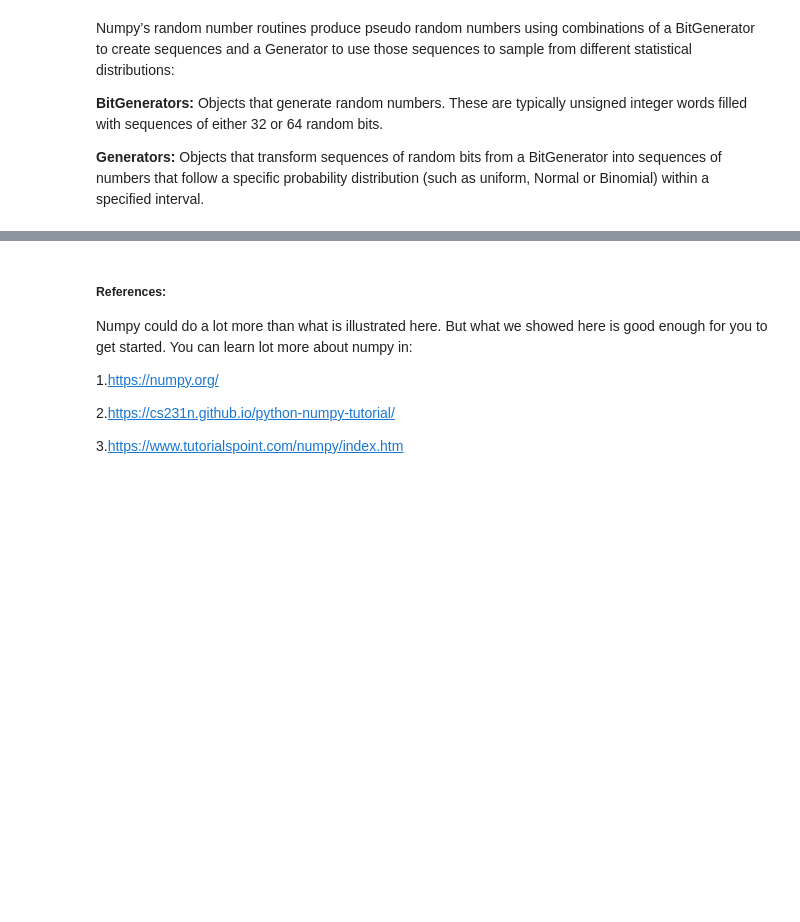
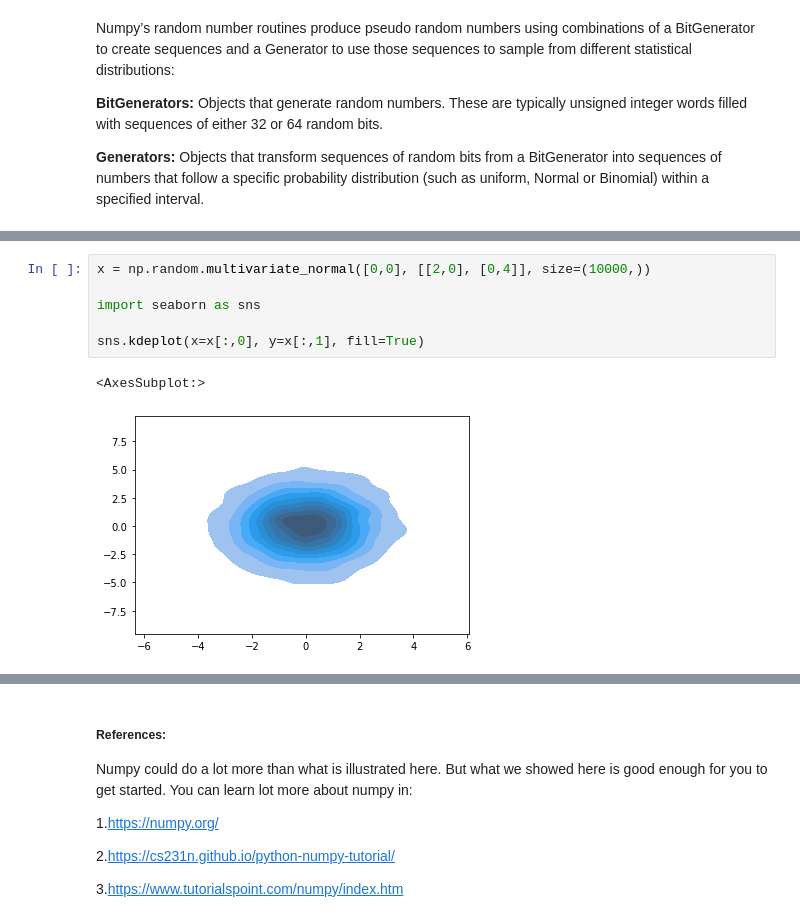
Before and after one commit to kmnuddin/data_analytics_and_viz, a Jupyter notebook: numpy basics.ipynb, the cells around one changed output, grey strips where cells are left out. Drawn from its saved outputs; the diff is of its cells as text; blank space fills up the shorter version.

```diff
--- a/numpy basics.ipynb
+++ b/numpy basics.ipynb
@@ -296,0 +344,9 @@ Numpy’s random number routines produce pseudo random numbers using combination
+# %%
+x = np.random.multivariate_normal([0,0], [[2,0], [0,4]], size=(10000,))
+
+import seaborn as sns
+
+sns.kdeplot(x=x[:,0], y=x[:,1], fill=True)
+# %% [output]
+<AxesSubplot:>
+[figure, added]
```
Also changed, not shown: parts of 26 cells of this notebook, 1 other file.
